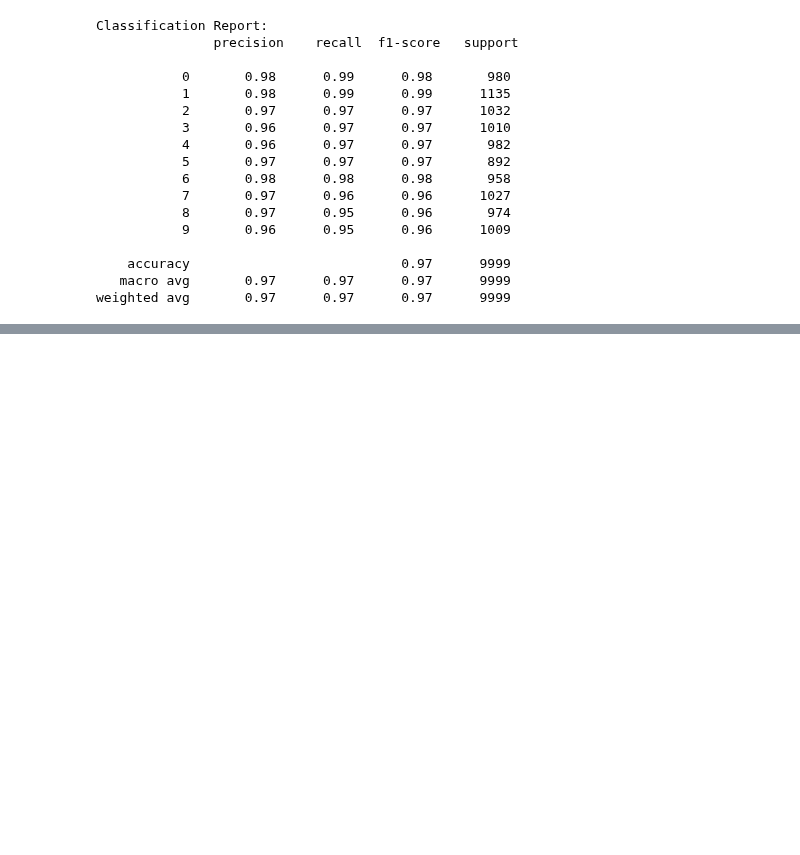
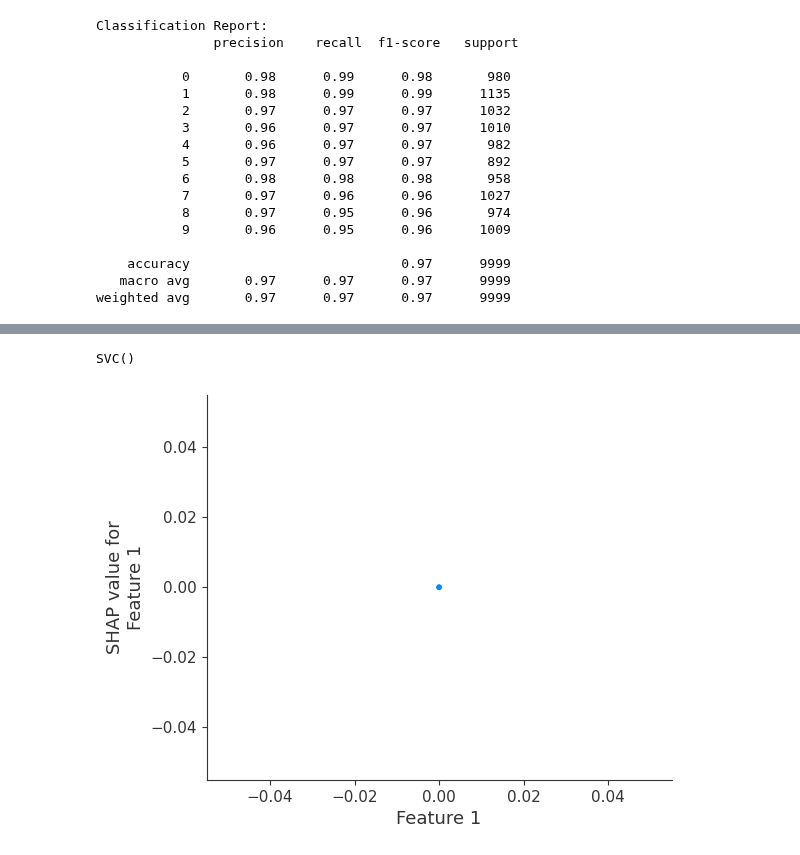
Before and after one commit to FrankYesid/Machine-Learning-ML-Guides, a Jupyter notebook: Classification/SVM/SVM_classification.ipynb, the cells around one changed output, grey strips where cells are left out. Saved outputs shown, nothing was run; the diff lists cells and outputs as text; code cells hidden in the pictures; blank space fills up the shorter version.

```diff
--- a/Classification/SVM/SVM_classification.ipynb
+++ b/Classification/SVM/SVM_classification.ipynb
@@ -88,14 +111,22 @@ with open('results/validation_accuracy.txt', 'w') as f:
 # %%
 import shap
+# %%
+svm_model
+# %% [output]
+SVC()
 # %%
 # Create SHAP explainer
-explainer = shap.KernelExplainer(svm_model.predict, X_train[:100])  # Limit sample size for efficiency
+explainer = shap.KernelExplainer(svm_model.predict, X_train[:5])  # Limit sample size for efficiency
 
 # Calculate SHAP values for the test data
-shap_values = explainer.shap_values(X_test[:100])
+shap_values = explainer.shap_values(X_test[:5])
 # %%
 # SHAP dependence plot for a specific feature
-shap.dependence_plot(0, shap_values, X_test[:100], feature_names=feature_names)  # Feature index 0 (change as needed)
+feature_names = ['Feature 1', 'Feature 2']
+
+shap.dependence_plot(0, shap_values, X_test[:5]) #, feature_names=feature_names)  # Feature index 0 (change as needed)
+# %% [output]
+[figure, added]
 # %%
 import matplotlib.pyplot as plt
 
```
Also changed, not shown: parts of 3 cells of this notebook, 4 other files.
